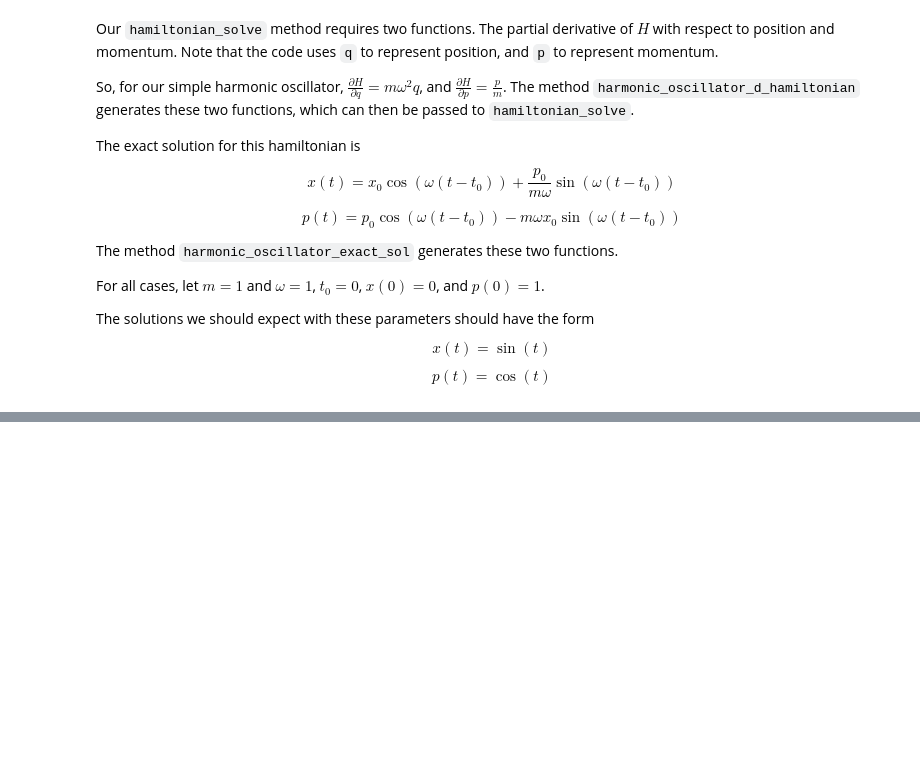
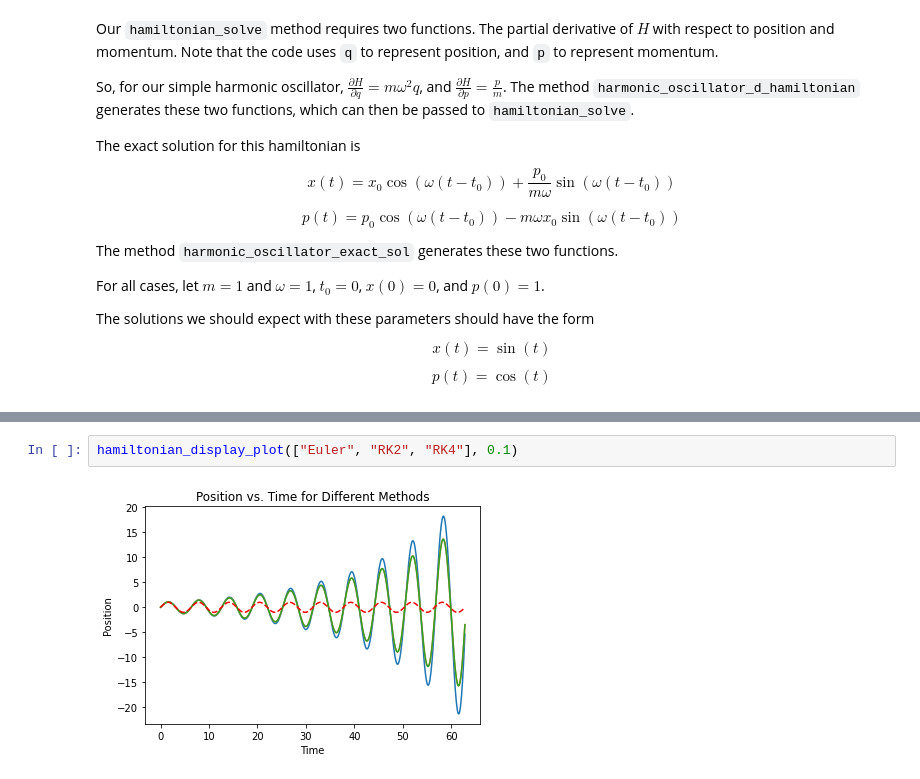
Before and after one commit to CzJLee/Physics-180N, a Jupyter notebook: Project 1/proj_1_DynamicsTest.ipynb, the cells around one changed output, grey strips where cells are left out. Drawn from its saved outputs; the diff is of its cells as text; blank space fills up the shorter version.

```diff
--- a/Project 1/proj_1_DynamicsTest.ipynb
+++ b/Project 1/proj_1_DynamicsTest.ipynb
@@ -237,0 +202,4 @@ plt.show()
+# %%
+hamiltonian_display_plot(["Euler", "RK2", "RK4"], 0.1)
+# %% [output]
+[figure, added]
```
Also changed, not shown: parts of 23 cells of this notebook.
